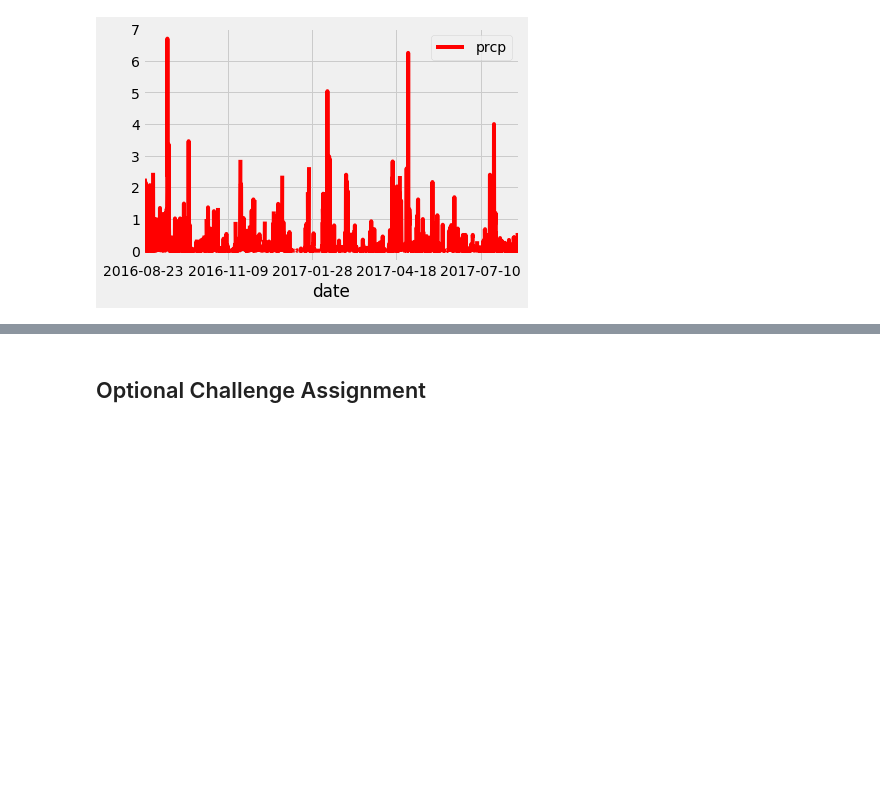
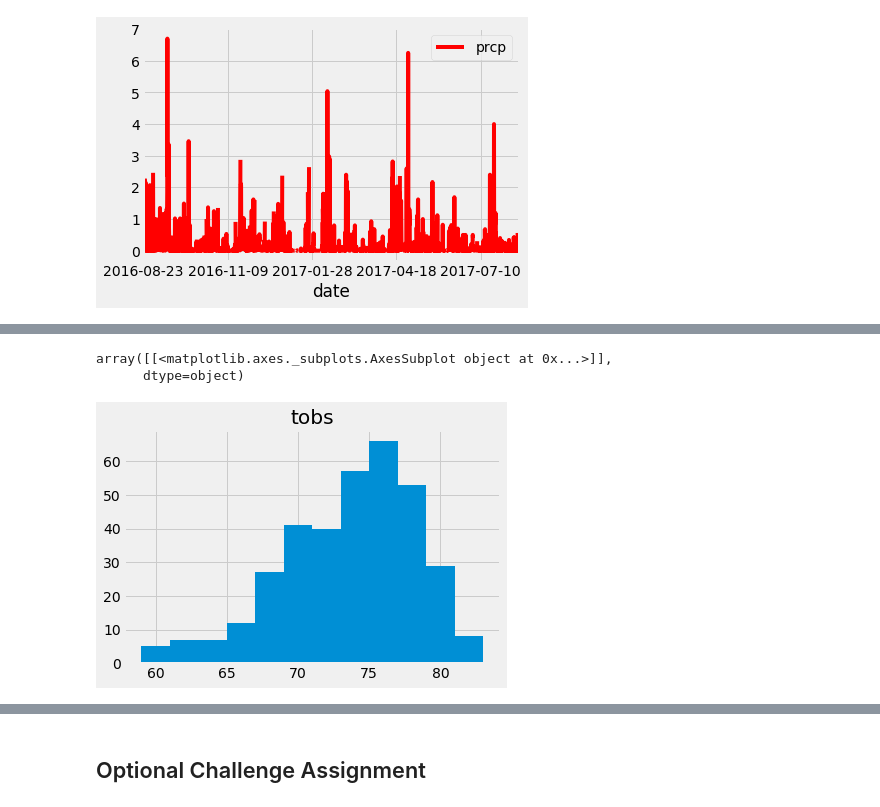
Before and after one commit to fkarimov69/sqlalchemy-challenge, a Jupyter notebook: main.ipynb, the cells around one changed output, grey strips where cells are left out. Cells and saved outputs as stored; diff of their text form; code cells hidden in the pictures; blank space fills up the shorter version.

```diff
--- a/main.ipynb
+++ b/main.ipynb
@@ -128,0 +221,3 @@ station_data.describe()
+# %%
+year_max_st=pd.read_sql("SELECT tobs FROM measurement WHERE station='USC00519281' AND '2017-08-23' AND date >= '2016-08-23'",conn)
+year_max_st
@@ -129,3 +238,9 @@ station_data.describe()
+# %%
+ year_max_st.hist(bins=12)
+# %% [output]
+array([[<matplotlib.axes._subplots.AxesSubplot object at 0x...>]],
+      dtype=object)
+[figure, added]
 # %% [markdown]
 ![precipitation](Images/station-histogram.png)
 # %%
```
Also changed, not shown: parts of 20 cells of this notebook.
